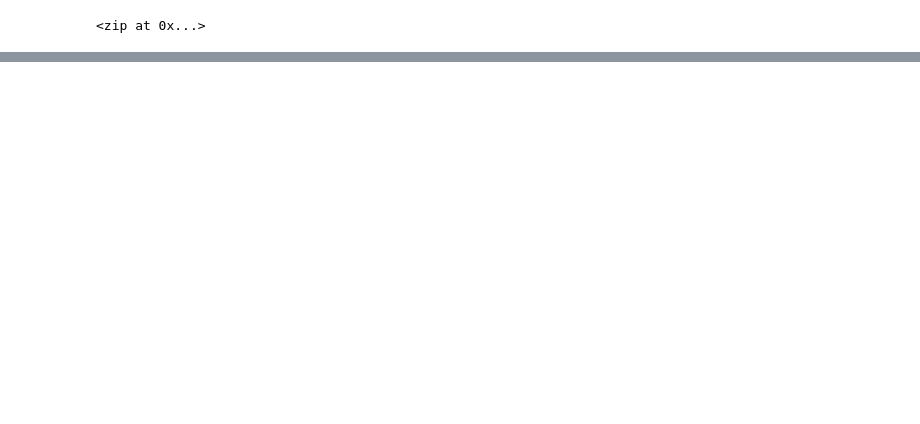
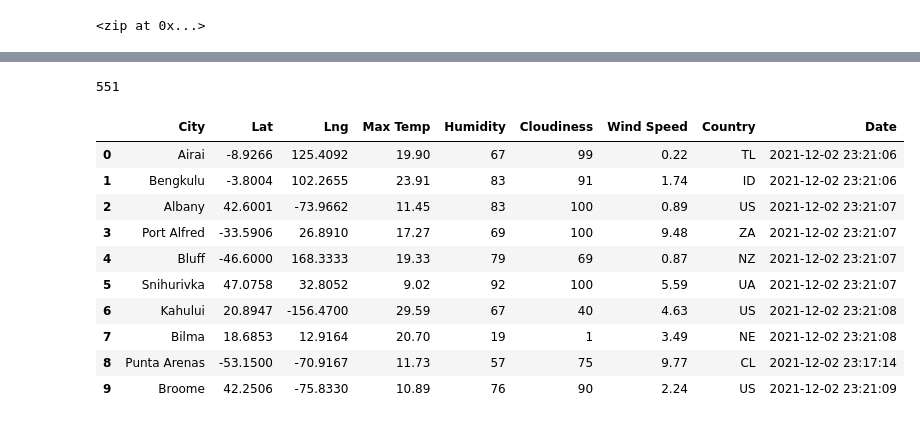
Before and after one commit to ptrovao/World_Weather_Analysis, a Jupyter notebook: WeatherPy.ipynb, the cells around one changed output, grey strips where cells are left out. Saved outputs shown, nothing was run; the diff lists cells and outputs as text; code cells hidden in the pictures; blank space fills up the shorter version.

```diff
--- a/WeatherPy.ipynb
+++ b/WeatherPy.ipynb
@@ -35,0 +44,13 @@ len(cities)
+# %%
+url = "http://api.openweathermap.org/data/2.5/weather?units=metric&APPID=" + weather_api_key
+# %%
+# Create an empty list to hold the weather data.
+city_data = []
+
+# Print the beginning of the logging.
+print("Beginning Data Retrieval     ")
+print("-----------------------------")
+
+# Create counters.
+record_count = 1
+set_count = 1
@@ -35,0 +131,20 @@ len(cities)
+# %%
+len(city_data)
+# %% [output]
+551
+# %%
+# Convert the array of dictionaries to a Pandas DataFrame.
+city_data_df = pd.DataFrame(city_data)
+city_data_df.head(10)
+# %% [output]
+|  | City | Lat | Lng | Max Temp | Humidity | Cloudiness | Wind Speed | Country | Date |
+| 0 | Airai | -8.9266 | 125.4092 | 19.90 | 67 | 99 | 0.22 | TL | 2021-12-02 23:21:06 |
+| 1 | Bengkulu | -3.8004 | 102.2655 | 23.91 | 83 | 91 | 1.74 | ID | 2021-12-02 23:21:06 |
+| 2 | Albany | 42.6001 | -73.9662 | 11.45 | 83 | 100 | 0.89 | US | 2021-12-02 23:21:07 |
+| 3 | Port Alfred | -33.5906 | 26.8910 | 17.27 | 69 | 100 | 9.48 | ZA | 2021-12-02 23:21:07 |
+| 4 | Bluff | -46.6000 | 168.3333 | 19.33 | 79 | 69 | 0.87 | NZ | 2021-12-02 23:21:07 |
+| 5 | Snihurivka | 47.0758 | 32.8052 | 9.02 | 92 | 100 | 5.59 | UA | 2021-12-02 23:21:07 |
+| 6 | Kahului | 20.8947 | -156.4700 | 29.59 | 67 | 40 | 4.63 | US | 2021-12-02 23:21:08 |
+| 7 | Bilma | 18.6853 | 12.9164 | 20.70 | 19 | 1 | 3.49 | NE | 2021-12-02 23:21:08 |
+| 8 | Punta Arenas | -53.1500 | -70.9167 | 11.73 | 57 | 75 | 9.77 | CL | 2021-12-02 23:17:14 |
+| 9 | Broome | 42.2506 | -75.8330 | 10.89 | 76 | 90 | 2.24 | US | 2021-12-02 23:21:09 |
```
Also changed, not shown: parts of 9 cells of this notebook, 3 other files.
